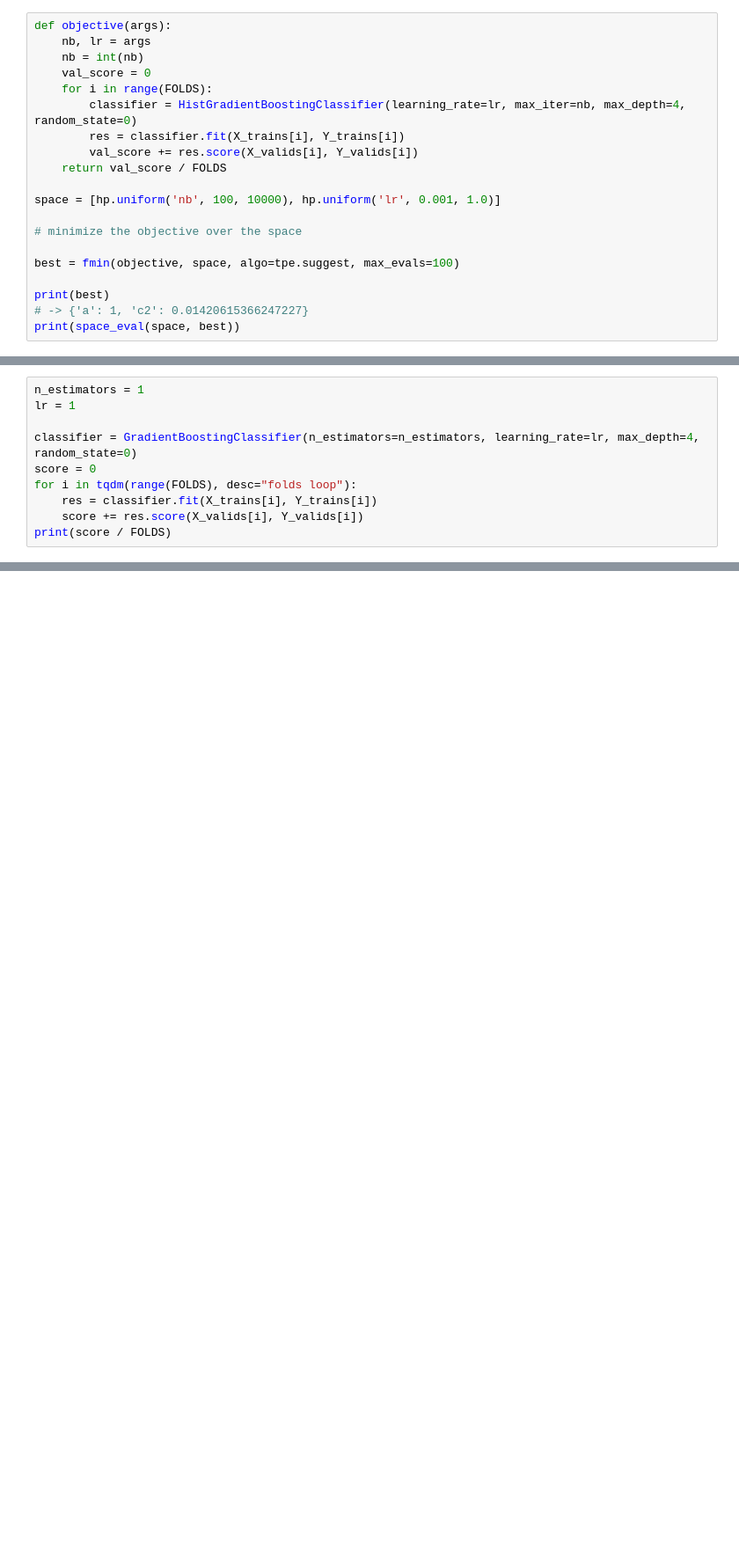
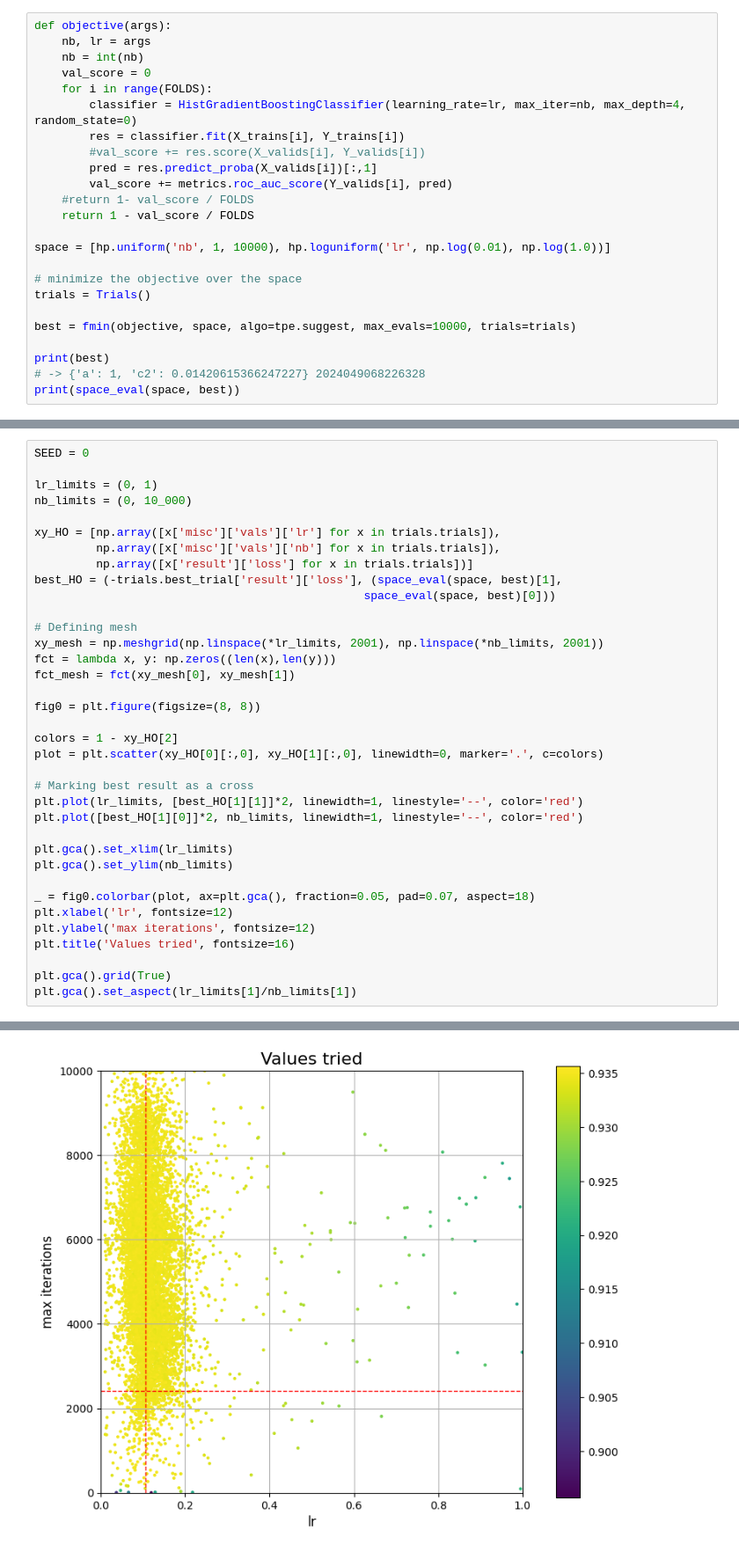
Before and after one commit to PYLRR/OHASISBIO_dataset, a Jupyter notebook: src/notebooks/detection/training/SGBT.ipynb, the cells around one changed output, grey strips where cells are left out. Shown at 88% size. Saved outputs shown, nothing was run; the diff lists cells and outputs as text; blank space fills up the shorter version.

```diff
--- a/src/notebooks/detection/training/SGBT.ipynb
+++ b/src/notebooks/detection/training/SGBT.ipynb
@@ -61,15 +66,19 @@ def objective(args):
     for i in range(FOLDS):
         classifier = HistGradientBoostingClassifier(learning_rate=lr, max_iter=nb, max_depth=4, random_state=0)
         res = classifier.fit(X_trains[i], Y_trains[i])
-        val_score += res.score(X_valids[i], Y_valids[i])
-    return val_score / FOLDS
+        #val_score += res.score(X_valids[i], Y_valids[i])
+        pred = res.predict_proba(X_valids[i])[:,1]
+        val_score += metrics.roc_auc_score(Y_valids[i], pred)
+    #return 1- val_score / FOLDS
+    return 1 - val_score / FOLDS
 
-space = [hp.uniform('nb', 100, 10000), hp.uniform('lr', 0.001, 1.0)]
+space = [hp.uniform('nb', 1, 10000), hp.loguniform('lr', np.log(0.01), np.log(1.0))]
 
 # minimize the objective over the space
+trials = Trials()
 
-best = fmin(objective, space, algo=tpe.suggest, max_evals=100)
+best = fmin(objective, space, algo=tpe.suggest, max_evals=10000, trials=trials)
 
 print(best)
-# -> {'a': 1, 'c2': 0.01420615366247227}
+# -> {'a': 1, 'c2': 0.01420615366247227} 2024049068226328
 print(space_eval(space, best))
@@ -76,11 +106,37 @@ print(space_eval(space, best))
 # %%
-n_estimators = 1
-lr = 1
+SEED = 0
 
-classifier = GradientBoostingClassifier(n_estimators=n_estimators, learning_rate=lr, max_depth=4, random_state=0)
-score = 0
-for i in tqdm(range(FOLDS), desc="folds loop"):
-    res = classifier.fit(X_trains[i], Y_trains[i])
-    score += res.score(X_valids[i], Y_valids[i])
-print(score / FOLDS)
+lr_limits = (0, 1)
+nb_limits = (0, 10_000)
+
+xy_HO = [np.array([x['misc']['vals']['lr'] for x in trials.trials]),
+         np.array([x['misc']['vals']['nb'] for x in trials.trials]),
+         np.array([x['result']['loss'] for x in trials.trials])]
+best_HO = (-trials.best_trial['result']['loss'], (space_eval(space, best)[1],
+                                                space_eval(space, best)[0]))
+
+# Defining mesh
+xy_mesh = np.meshgrid(np.linspace(*lr_limits, 2001), np.linspace(*nb_limits, 2001))
+fct = lambda x, y: np.zeros((len(x),len(y)))
+fct_mesh = fct(xy_mesh[0], xy_mesh[1])
+
+fig0 = plt.figure(figsize=(8, 8))
+
+colors = 1 - xy_HO[2]
+plot = plt.scatter(xy_HO[0][:,0], xy_HO[1][:,0], linewidth=0, marker='.', c=colors)
+
+# Marking best result as a cross
+plt.plot(lr_limits, [best_HO[1][1]]*2, linewidth=1, linestyle='--', color='red')
+plt.plot([best_HO[1][0]]*2, nb_limits, linewidth=1, linestyle='--', color='red')
+
+plt.gca().set_xlim(lr_limits)
+plt.gca().set_ylim(nb_limits)
+
+_ = fig0.colorbar(plot, ax=plt.gca(), fraction=0.05, pad=0.07, aspect=18)
+plt.xlabel('lr', fontsize=12)
+plt.ylabel('max iterations', fontsize=12)
+plt.title('Values tried', fontsize=16)
+
+plt.gca().grid(True)
+plt.gca().set_aspect(lr_limits[1]/nb_limits[1])
 # %% [output]
@@ -87,0 +143 @@ print(score / FOLDS)
+[figure, added]
```
Also changed, not shown: parts of 10 cells of this notebook, 17 other files.
